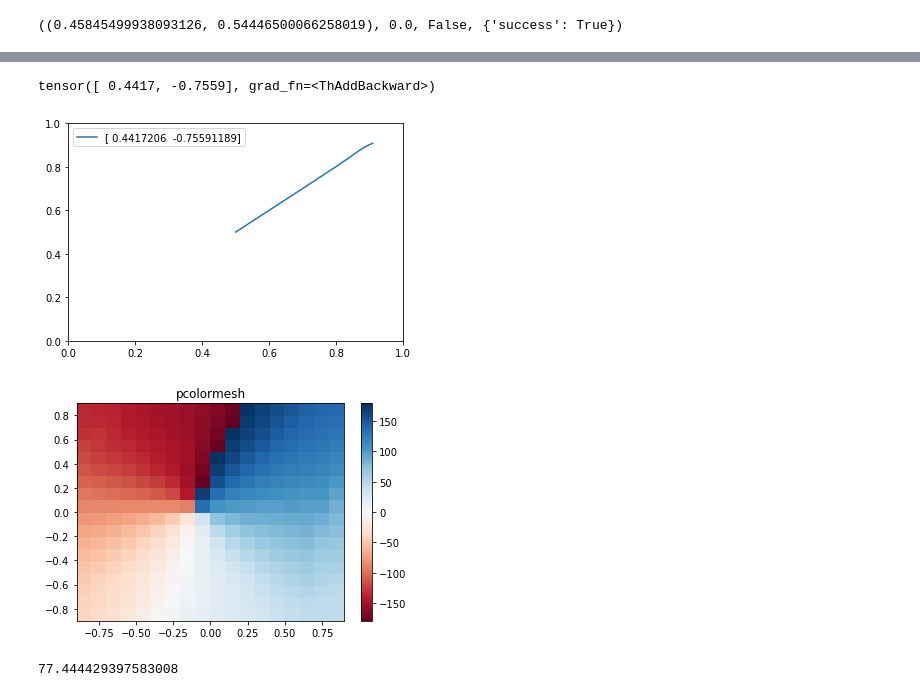
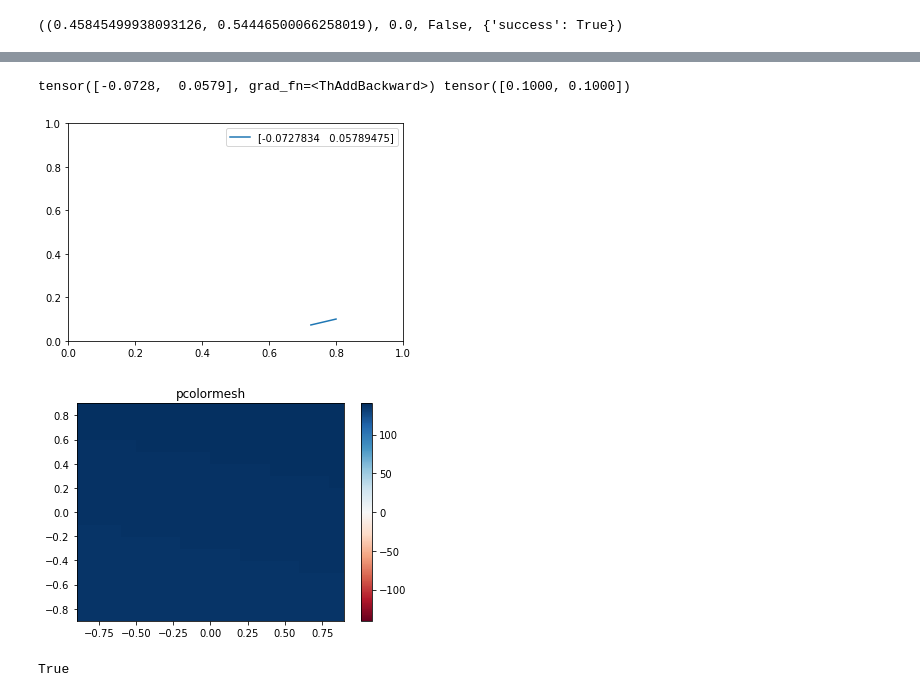
Before and after one commit to vincentlui/unsupervised-goal-conditioned-rl, a Jupyter notebook: Untitled.ipynb, the cells around one changed output, grey strips where cells are left out. Saved outputs shown, nothing was run; the diff lists cells and outputs as text; code cells hidden in the pictures.

```diff
--- a/Untitled.ipynb
+++ b/Untitled.ipynb
@@ -85,27 +81,27 @@ plt.show()
 # %%
 policy.stochastic_policy.skill = torch.Tensor([0.,1.])
-start_loc = torch.Tensor([0.5,0.5])
-goal_loc = torch.Tensor([0.9, 0.9])
+start_loc = torch.Tensor([0.8,0.1])
+goal_loc = torch.Tensor([0.1,0.1])
 env.set_start_state(start_loc.numpy())
 df_input = torch.cat([start_loc, goal_loc])
-mean, _ = df(df_input)
-print(mean)
+mean, std = df(df_input)
+print(mean,std)
 mean = mean.detach().numpy()
 
 policy.stochastic_policy.skill = mean
 skill = mean
-path = rollout(env, policy, skill, max_path_length=20)
+path = rollout(env, policy, skill, max_path_length=40)
 obs = path['observations']
 plt.plot(obs[:,0], obs[:,1], label=skill)
 
 plt.xlim([0,1])
 plt.ylim([0,1])
 plt.legend()
 
 plt.show()
 # %% [output]
-tensor([ 0.4417, -0.7559], grad_fn=<ThAddBackward>)
+tensor([-0.0728,  0.0579], grad_fn=<ThAddBackward>) tensor([0.1000, 0.1000])
-[figure, old version]
+[figure, new version]
 # %%
 skill_range = np.arange(-0.9, 0.91, 0.1)
 heatmap = np.empty([len(skill_range), len(skill_range)])
@@ -140,8 +136,8 @@ fig.colorbar(c, ax=ax)
 
 plt.show()
 # %% [output]
-[figure, old version]
+[figure, new version]
-# %%
-np.arccos(obs[0].dot(obs[-1])) * 180
-# %% [output]
-77.444429397583008
+# %%
+df.std is None
+# %% [output]
+True
```
Also changed, not shown: parts of 5 cells of this notebook, 2 other files.
